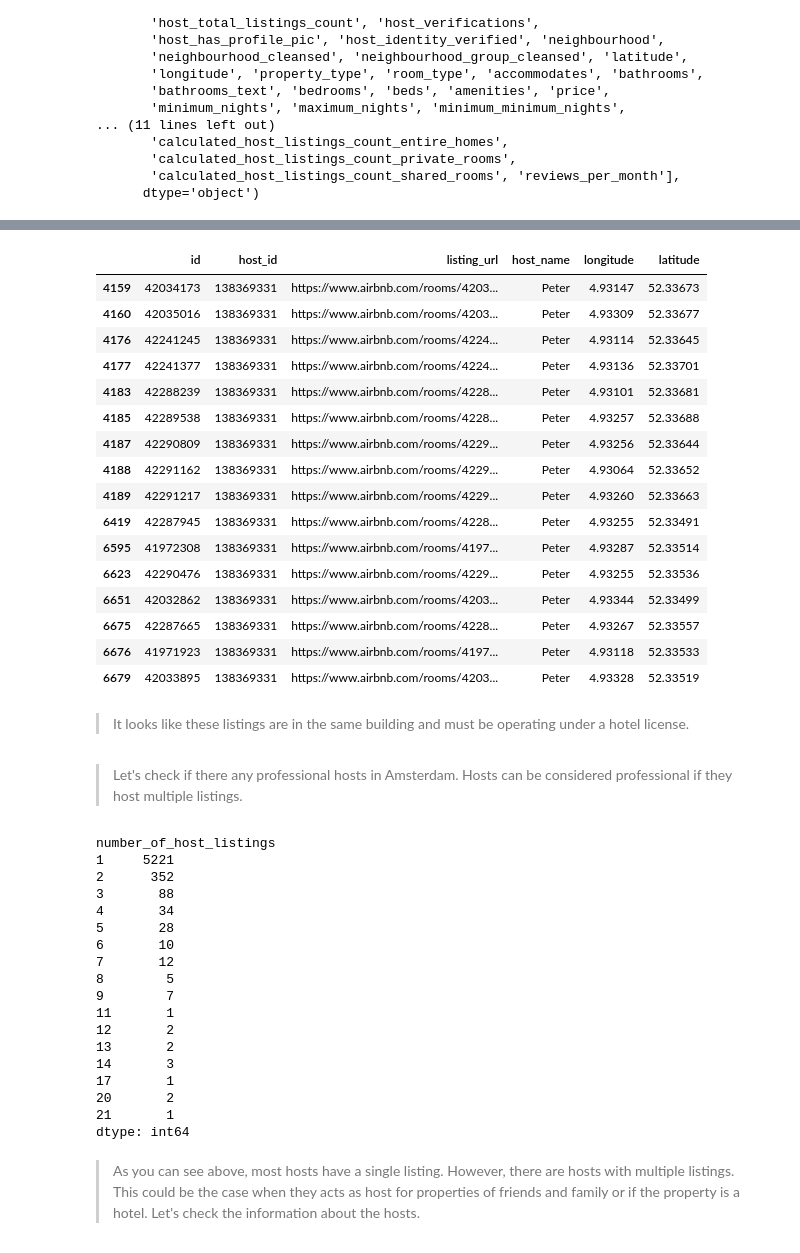
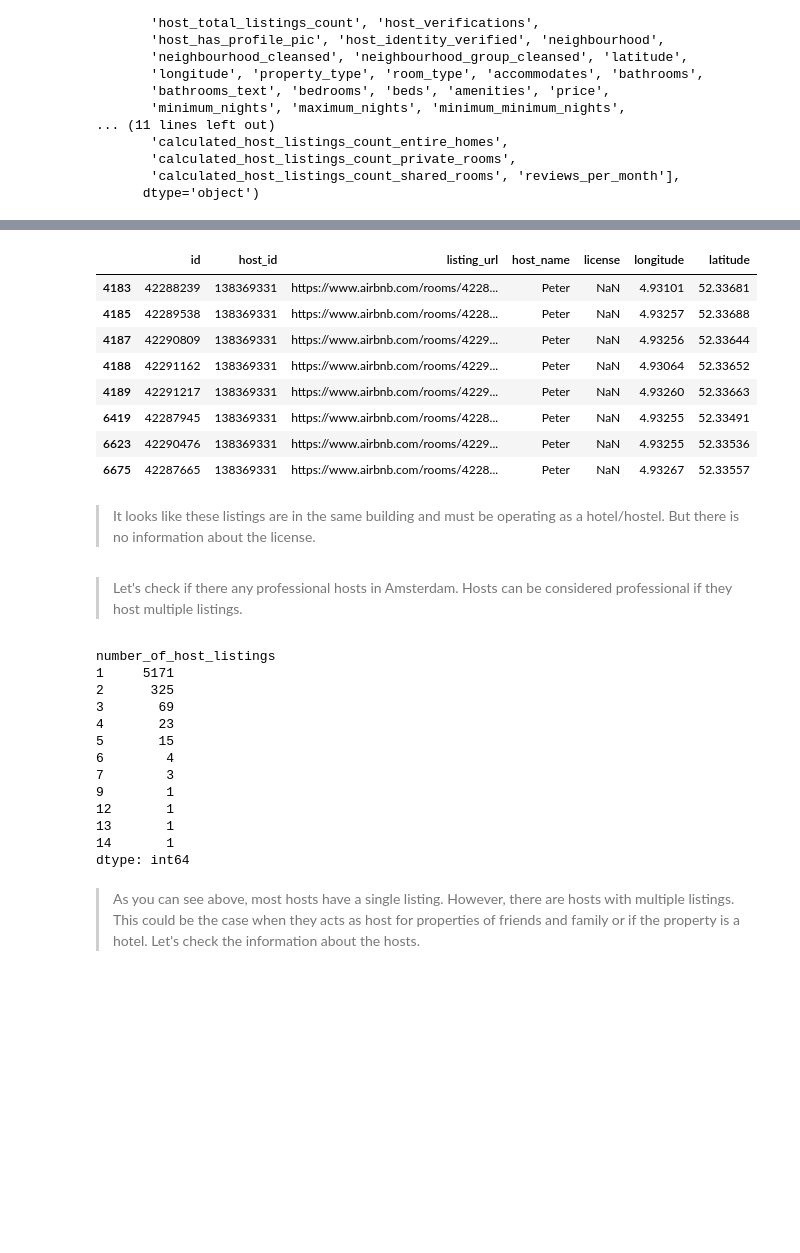
Before and after one commit to SubashGireesan-Shell/Udacity-Courses, a Jupyter notebook: Data Scientist Nanodegree/Project 1/Notebooks/Amsterdam_Airbnb.ipynb, the cells around one changed output, grey strips where cells are left out. Saved outputs shown, nothing was run; the diff lists cells and outputs as text; code cells hidden in the pictures; blank space fills up the shorter version.

```diff
--- a/Data Scientist Nanodegree/Project 1/Notebooks/Amsterdam_Airbnb.ipynb
+++ b/Data Scientist Nanodegree/Project 1/Notebooks/Amsterdam_Airbnb.ipynb
@@ -2346,3 +2334,5 @@ coef_df[coef_df['coefs']<0].sort_values(by='coefs', ascending=False)
+# %%
+listings = listings[listings['license']!='Exempt']
 # %% [markdown]
 > Let's check how many listings are short-term rental units and long-term rental units.
 # %%
@@ -2457,47 +2447,34 @@ df_private_rooms[df_private_rooms['host_id']==14574533][['id', 'host_id', 'listi
 # %%
-df_private_rooms[df_private_rooms['host_id']==138369331][['id', 'host_id', 'listing_url', 'host_name', 'longitude', 'latitude']]
+df_private_rooms[df_private_rooms['host_id']==	138369331][['id', 'host_id', 'listing_url', 'host_name', 'license', 'longitude', 'latitude']]
 # %% [output]
-|  | id | host_id | listing_url | host_name | longitude | latitude |
-| 4159 | 42034173 | 138369331 | https://www.airbnb.com/rooms/4203... | Peter | 4.93147 | 52.33673 |
-| 4160 | 42035016 | 138369331 | https://www.airbnb.com/rooms/4203... | Peter | 4.93309 | 52.33677 |
-| 4176 | 42241245 | 138369331 | https://www.airbnb.com/rooms/4224... | Peter | 4.93114 | 52.33645 |
-| 4177 | 42241377 | 138369331 | https://www.airbnb.com/rooms/4224... | Peter | 4.93136 | 52.33701 |
-| 4183 | 42288239 | 138369331 | https://www.airbnb.com/rooms/4228... | Peter | 4.93101 | 52.33681 |
-| 4185 | 42289538 | 138369331 | https://www.airbnb.com/rooms/4228... | Peter | 4.93257 | 52.33688 |
-| 4187 | 42290809 | 138369331 | https://www.airbnb.com/rooms/4229... | Peter | 4.93256 | 52.33644 |
-| 4188 | 42291162 | 138369331 | https://www.airbnb.com/rooms/4229... | Peter | 4.93064 | 52.33652 |
-| 4189 | 42291217 | 138369331 | https://www.airbnb.com/rooms/4229... | Peter | 4.93260 | 52.33663 |
-| 6419 | 42287945 | 138369331 | https://www.airbnb.com/rooms/4228... | Peter | 4.93255 | 52.33491 |
-| 6595 | 41972308 | 138369331 | https://www.airbnb.com/rooms/4197... | Peter | 4.93287 | 52.33514 |
-| 6623 | 42290476 | 138369331 | https://www.airbnb.com/rooms/4229... | Peter | 4.93255 | 52.33536 |
-| 6651 | 42032862 | 138369331 | https://www.airbnb.com/rooms/4203... | Peter | 4.93344 | 52.33499 |
-| 6675 | 42287665 | 138369331 | https://www.airbnb.com/rooms/4228... | Peter | 4.93267 | 52.33557 |
-| 6676 | 41971923 | 138369331 | https://www.airbnb.com/rooms/4197... | Peter | 4.93118 | 52.33533 |
-| 6679 | 42033895 | 138369331 | https://www.airbnb.com/rooms/4203... | Peter | 4.93328 | 52.33519 |
+|  | id | host_id | listing_url | host_name | license | longitude | latitude |
+| 4183 | 42288239 | 138369331 | https://www.airbnb.com/rooms/4228... | Peter | NaN | 4.93101 | 52.33681 |
+| 4185 | 42289538 | 138369331 | https://www.airbnb.com/rooms/4228... | Peter | NaN | 4.93257 | 52.33688 |
+| 4187 | 42290809 | 138369331 | https://www.airbnb.com/rooms/4229... | Peter | NaN | 4.93256 | 52.33644 |
+| 4188 | 42291162 | 138369331 | https://www.airbnb.com/rooms/4229... | Peter | NaN | 4.93064 | 52.33652 |
+| 4189 | 42291217 | 138369331 | https://www.airbnb.com/rooms/4229... | Peter | NaN | 4.93260 | 52.33663 |
+| 6419 | 42287945 | 138369331 | https://www.airbnb.com/rooms/4228... | Peter | NaN | 4.93255 | 52.33491 |
+| 6623 | 42290476 | 138369331 | https://www.airbnb.com/rooms/4229... | Peter | NaN | 4.93255 | 52.33536 |
+| 6675 | 42287665 | 138369331 | https://www.airbnb.com/rooms/4228... | Peter | NaN | 4.93267 | 52.33557 |
 # %% [markdown]
-> It looks like these listings are in the same building and must be operating under a hotel license.
+> It looks like these listings are in the same building and must be operating as a hotel/hostel. But there is no information about the license.
 # %% [markdown]
 > Let's check if there any professional hosts in Amsterdam. Hosts can be considered professional if they host multiple listings.
 # %%
 listings.groupby(['host_id']).size().reset_index(name='number_of_host_listings').groupby(['number_of_host_listings']).size()
 # %% [output]
 number_of_host_listings
-1     5221
-2      352
-3       88
-4       34
-5       28
-6       10
-7       12
-8        5
-9        7
-11       1
-12       2
-13       2
-14       3
-17       1
-20       2
-21       1
+1     5171
+2      325
+3       69
+4       23
+5       15
+6        4
+7        3
+9        1
+12       1
+13       1
+14       1
 dtype: int64
 # %% [markdown]
 > As you can see above, most hosts have a single listing. However, there are hosts with multiple listings. This could be the case when they acts as host for properties of friends and family or if the property is a hotel. Let's check the information about the hosts.
```
Also changed, not shown: parts of 40 cells of this notebook, 1 other file.
